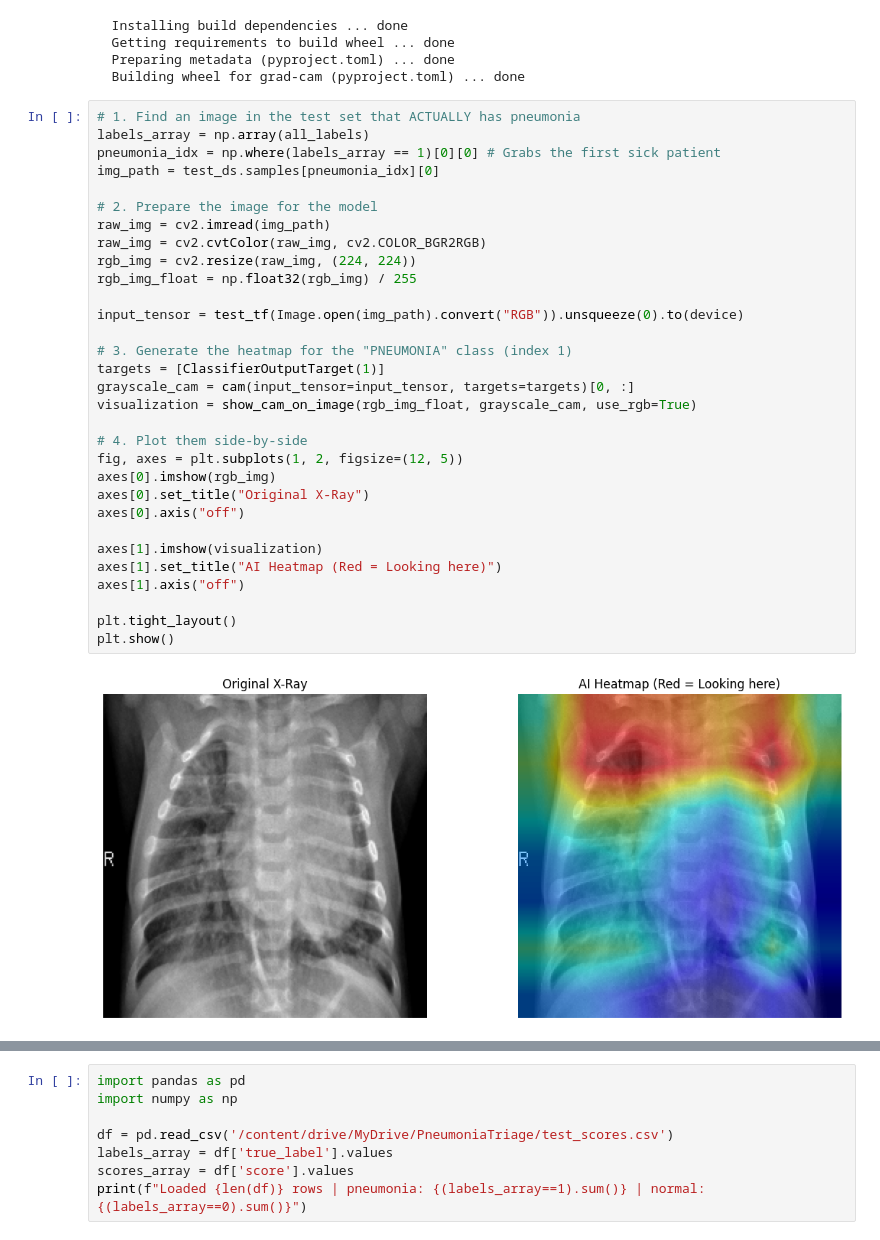
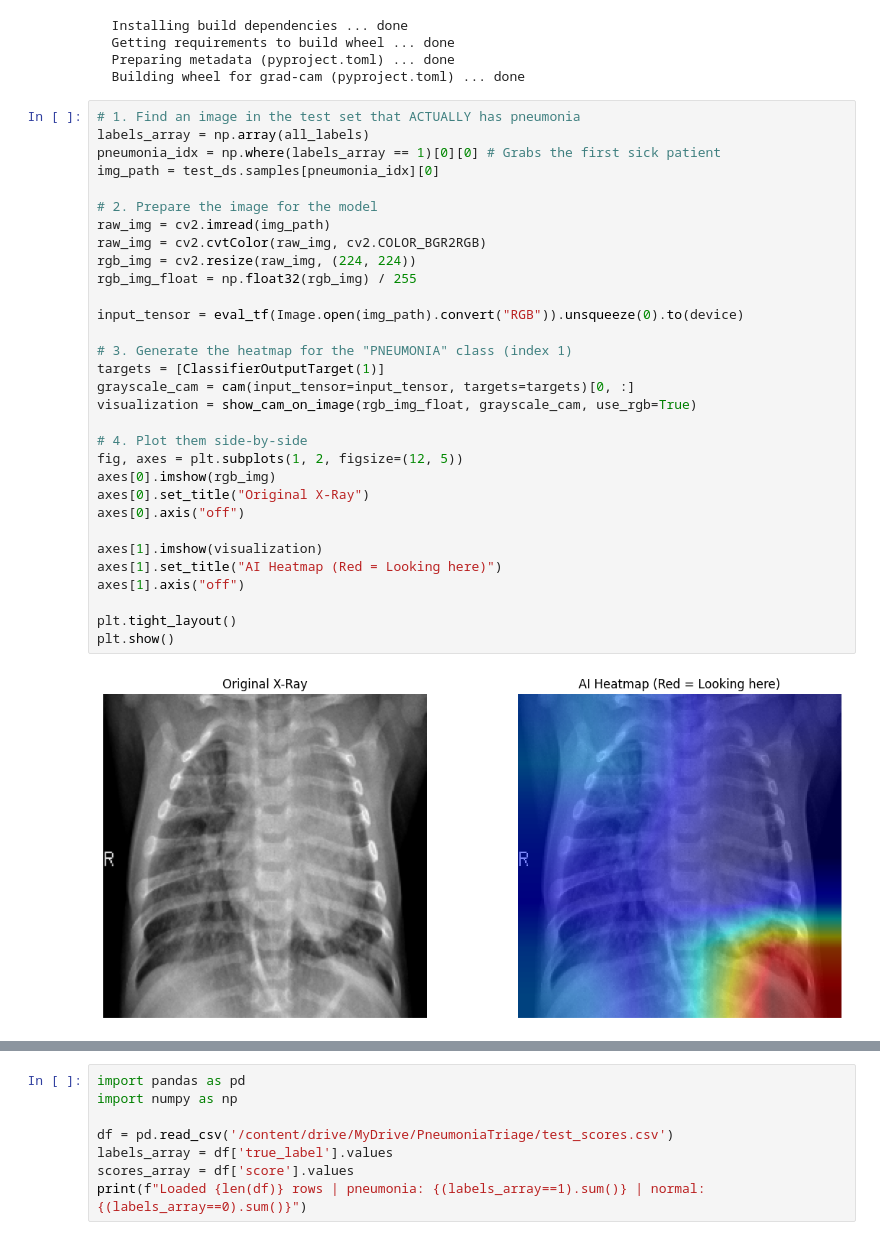
Before and after one commit to night-marionette/Pneumonia-Triage, a Jupyter notebook: 01_model.ipynb, the cells around one changed output, grey strips where cells are left out. Saved outputs shown, nothing was run; the diff lists cells and outputs as text.

```diff
--- a/01_model.ipynb
+++ b/01_model.ipynb
@@ -227,32 +287,32 @@ cam = GradCAM(model=model, target_layers=target_layers)
 # 1. Find an image in the test set that ACTUALLY has pneumonia
 labels_array = np.array(all_labels)
 pneumonia_idx = np.where(labels_array == 1)[0][0] # Grabs the first sick patient
 img_path = test_ds.samples[pneumonia_idx][0]
 
 # 2. Prepare the image for the model
 raw_img = cv2.imread(img_path)
 raw_img = cv2.cvtColor(raw_img, cv2.COLOR_BGR2RGB)
 rgb_img = cv2.resize(raw_img, (224, 224))
 rgb_img_float = np.float32(rgb_img) / 255
 
-input_tensor = test_tf(Image.open(img_path).convert("RGB")).unsqueeze(0).to(device)
+input_tensor = eval_tf(Image.open(img_path).convert("RGB")).unsqueeze(0).to(device)
 
 # 3. Generate the heatmap for the "PNEUMONIA" class (index 1)
 targets = [ClassifierOutputTarget(1)]
 grayscale_cam = cam(input_tensor=input_tensor, targets=targets)[0, :]
 visualization = show_cam_on_image(rgb_img_float, grayscale_cam, use_rgb=True)
 
 # 4. Plot them side-by-side
 fig, axes = plt.subplots(1, 2, figsize=(12, 5))
 axes[0].imshow(rgb_img)
 axes[0].set_title("Original X-Ray")
 axes[0].axis("off")
 
 axes[1].imshow(visualization)
 axes[1].set_title("AI Heatmap (Red = Looking here)")
 axes[1].axis("off")
 
 plt.tight_layout()
 plt.show()
 # %% [output]
-[figure, old version]
+[figure, new version]
```
Also changed, not shown: parts of 6 cells of this notebook.
